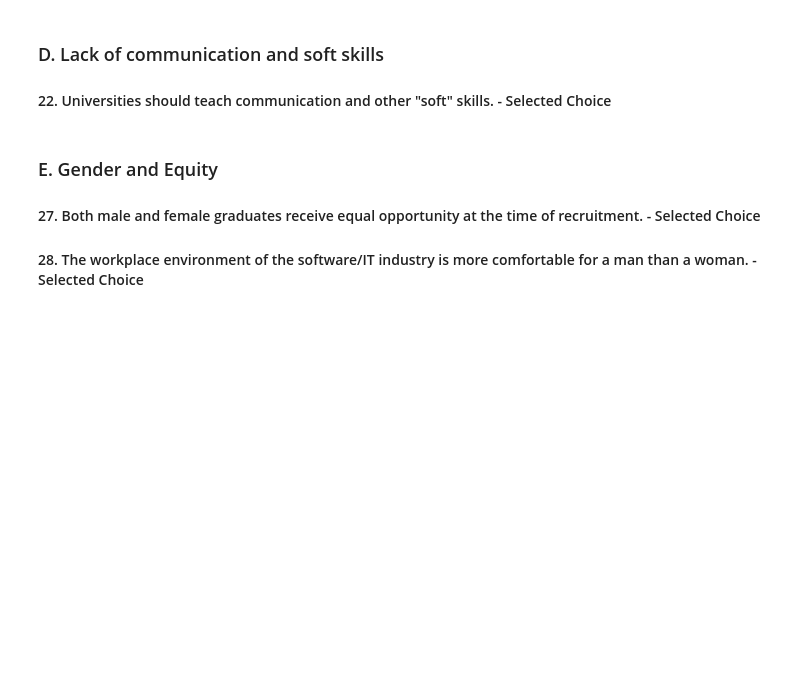
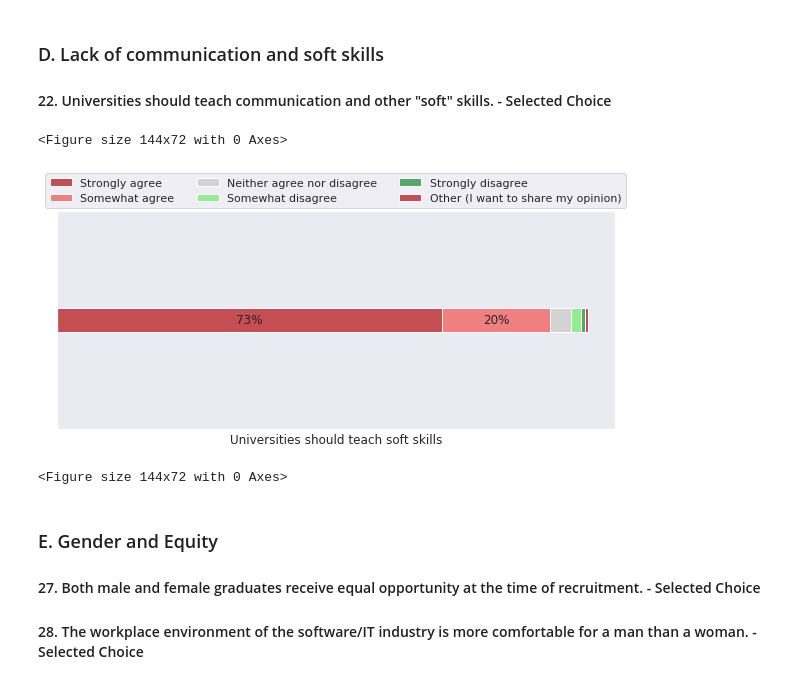
Before and after one commit to rafed123/ugse, a Jupyter notebook: Analysis.ipynb, the cells around one changed output. Drawn from its saved outputs; the diff is of its cells as text; code cells hidden in the pictures; blank space fills up the shorter version.

```diff
--- a/Analysis.ipynb
+++ b/Analysis.ipynb
@@ -195,6 +217,31 @@ for i in l:
 # %% [markdown]
 ### D. Lack of communication and soft skills
 #### 22. Universities should teach communication and other "soft" skills. - Selected Choice
+# %%
+df1 = df[[cols[22]]].apply(pd.Series.value_counts)
+df1 = df1/df1.sum()*100
+df1.columns = ['Universities should teach soft skills']
+
+ax = df1.T.plot(kind='barh', color=color, stacked=True, width=0.06, figsize=(10,4))
+ax.tick_params(axis=u'both', which=u'both',length=0)
+
+# ax.xaxis.set_tick_params(0)
+for p in ax.patches:
+    left, bottom, width, height = p.get_bbox().bounds
+    if width <=15: continue
+    ax.annotate(str(int(round(width)))+'%', xy=(left+width/2, bottom+height/2),
+                ha='center', va='center')
+
+plt.legend(loc='upper center', ncol=3, bbox_to_anchor=(0.5, 1.2))
+plt.xlabel(df1.columns[0])
+plt.xticks([], [])
+plt.yticks([], [])
+
+plt.figure(figsize=(2,1))
+# %% [output]
+<Figure size 144x72 with 0 Axes>
+[figure, added]
+<Figure size 144x72 with 0 Axes>
 # %% [markdown]
 ### E. Gender and Equity
 #### 27. Both male and female graduates receive equal opportunity at the time of recruitment. - Selected Choice
```
Also changed, not shown: parts of 8 cells of this notebook.
